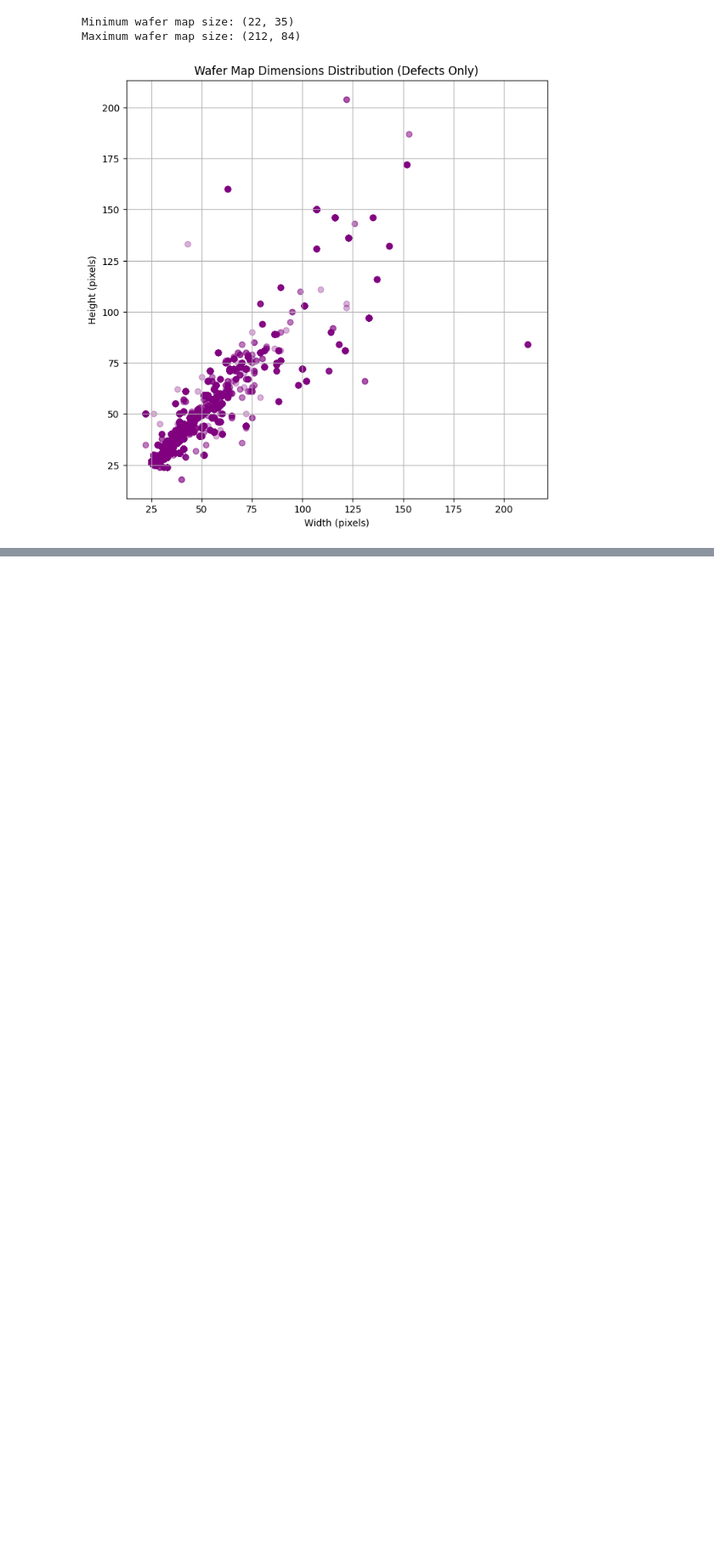
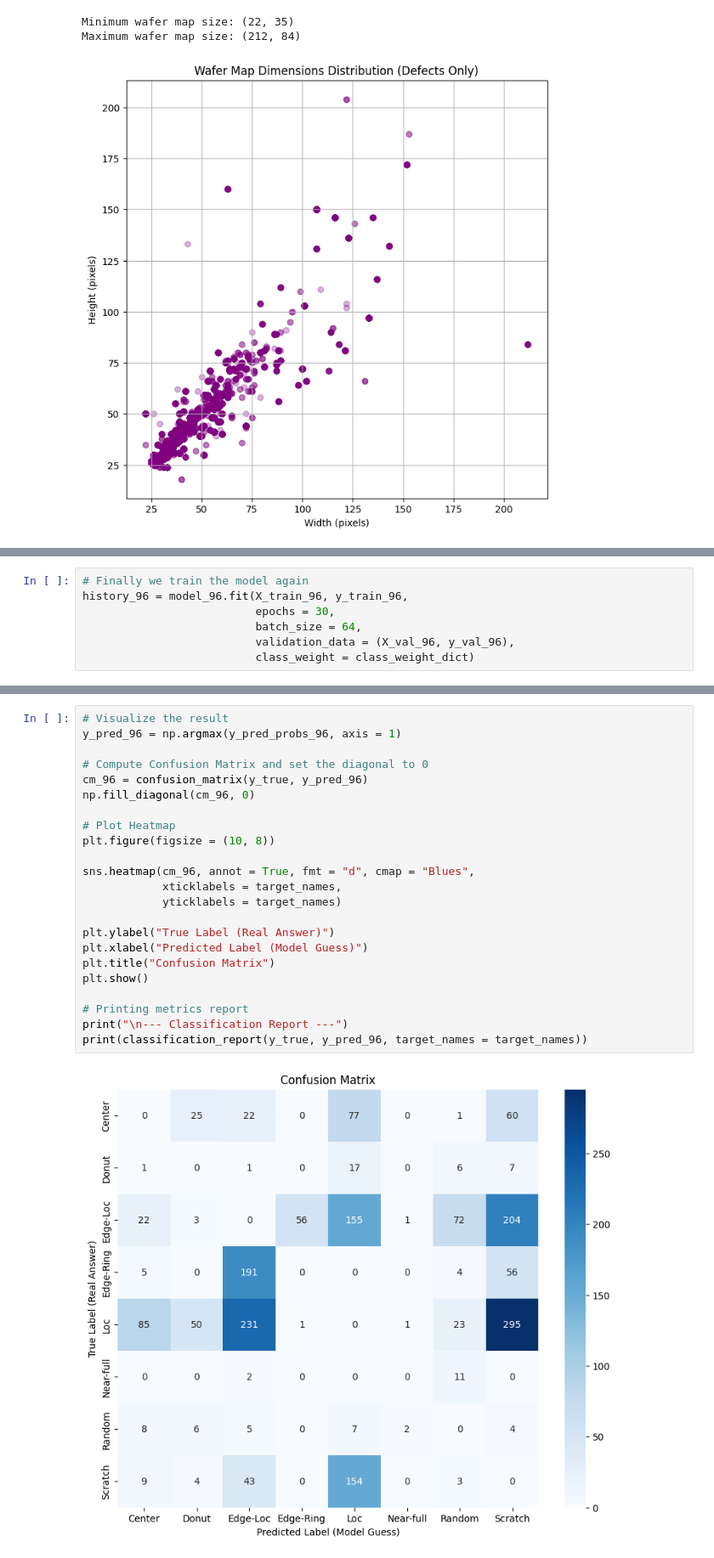
Before and after one commit to NUSSETO/Semiconductor_Project, a Jupyter notebook: main.ipynb, the cells around one changed output, grey strips where cells are left out. Shown at 85% size. Saved outputs shown, nothing was run; the diff lists cells and outputs as text; blank space fills up the shorter version.

```diff
--- a/main.ipynb
+++ b/main.ipynb
@@ -536,0 +549,7 @@ Prediction completed
+# %%
+# Finally we train the model again
+history_96 = model_96.fit(X_train_96, y_train_96,
+                          epochs = 30,
+                          batch_size = 64,
+                          validation_data = (X_val_96, y_val_96),
+                          class_weight = class_weight_dict)
@@ -536,0 +581,25 @@ Prediction completed
+# %%
+# Visualize the result
+y_pred_96 = np.argmax(y_pred_probs_96, axis = 1)
+
+# Compute Confusion Matrix and set the diagonal to 0
+cm_96 = confusion_matrix(y_true, y_pred_96)
+np.fill_diagonal(cm_96, 0)
+
+# Plot Heatmap
+plt.figure(figsize = (10, 8))
+
+sns.heatmap(cm_96, annot = True, fmt = "d", cmap = "Blues",
+            xticklabels = target_names,
+            yticklabels = target_names)
+
+plt.ylabel("True Label (Real Answer)")
+plt.xlabel("Predicted Label (Model Guess)")
+plt.title("Confusion Matrix")
+plt.show()
+
+# Printing metrics report
+print("\n--- Classification Report ---")
+print(classification_report(y_true, y_pred_96, target_names = target_names))
+# %% [output]
+[figure, added]
```
Also changed, not shown: parts of 29 cells of this notebook, 9 other files.
